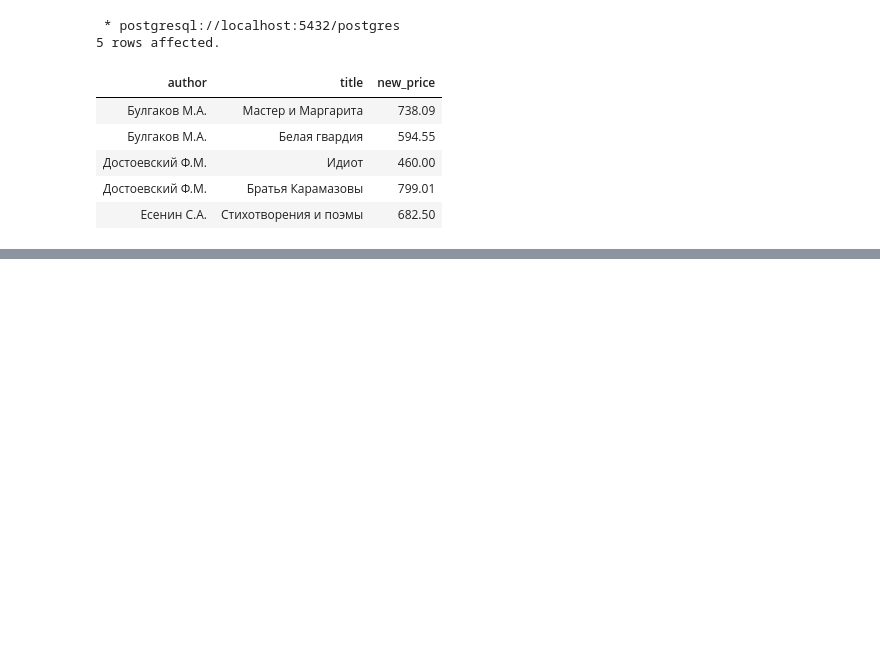
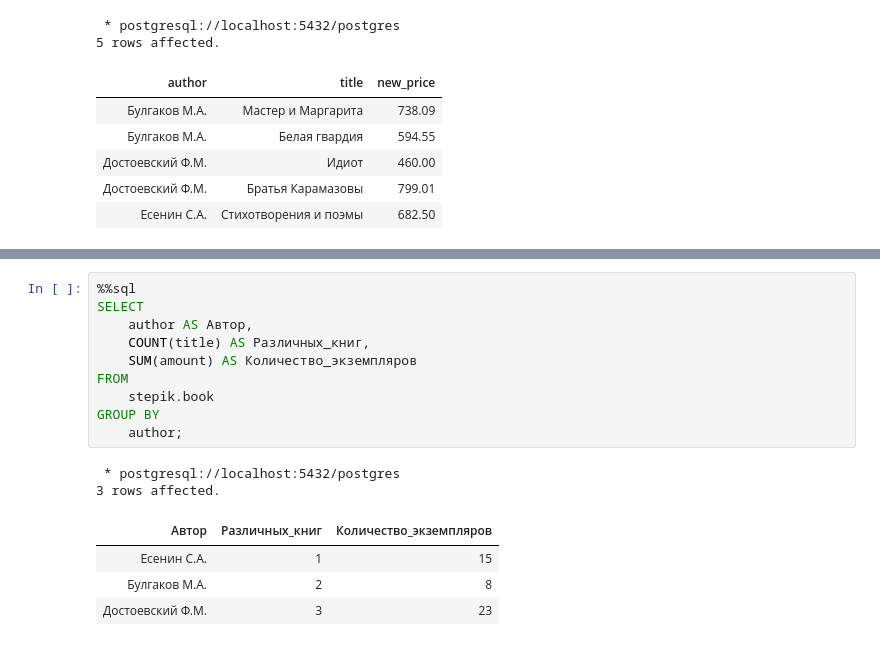
Before and after one commit to IsFilimonov/LearningPath, a Jupyter notebook: 2021/Stepik_Interactive-SQL-Simulator/Chapter_1.ipynb, the cells around one changed output, grey strips where cells are left out. Saved outputs shown, nothing was run; the diff lists cells and outputs as text; blank space fills up the shorter version.

```diff
--- a/2021/Stepik_Interactive-SQL-Simulator/Chapter_1.ipynb
+++ b/2021/Stepik_Interactive-SQL-Simulator/Chapter_1.ipynb
@@ -550,0 +982,17 @@ FROM
+# %%
+%%sql
+SELECT
+    author AS Автор,
+    COUNT(title) AS Различных_книг,
+    SUM(amount) AS Количество_экземпляров
+FROM
+    stepik.book
+GROUP BY
+    author;
+# %% [output]
+ * postgresql://localhost:5432/postgres
+3 rows affected.
+| Автор | Различных_книг | Количество_экземпляров |
+| Есенин С.А. | 1 | 15 |
+| Булгаков М.А. | 2 | 8 |
+| Достоевский Ф.М. | 3 | 23 |
```
Also changed, not shown: parts of 51 cells of this notebook.
